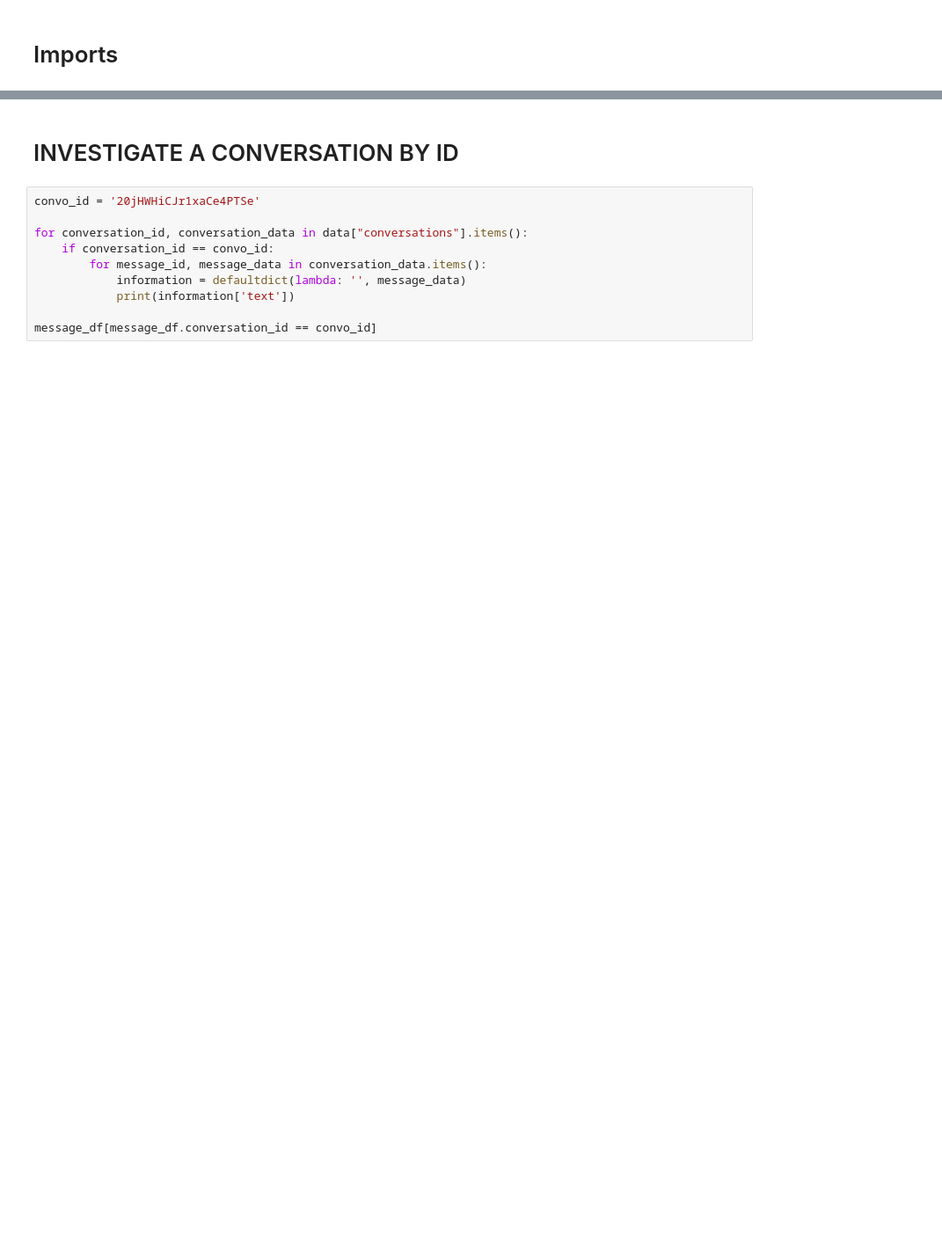
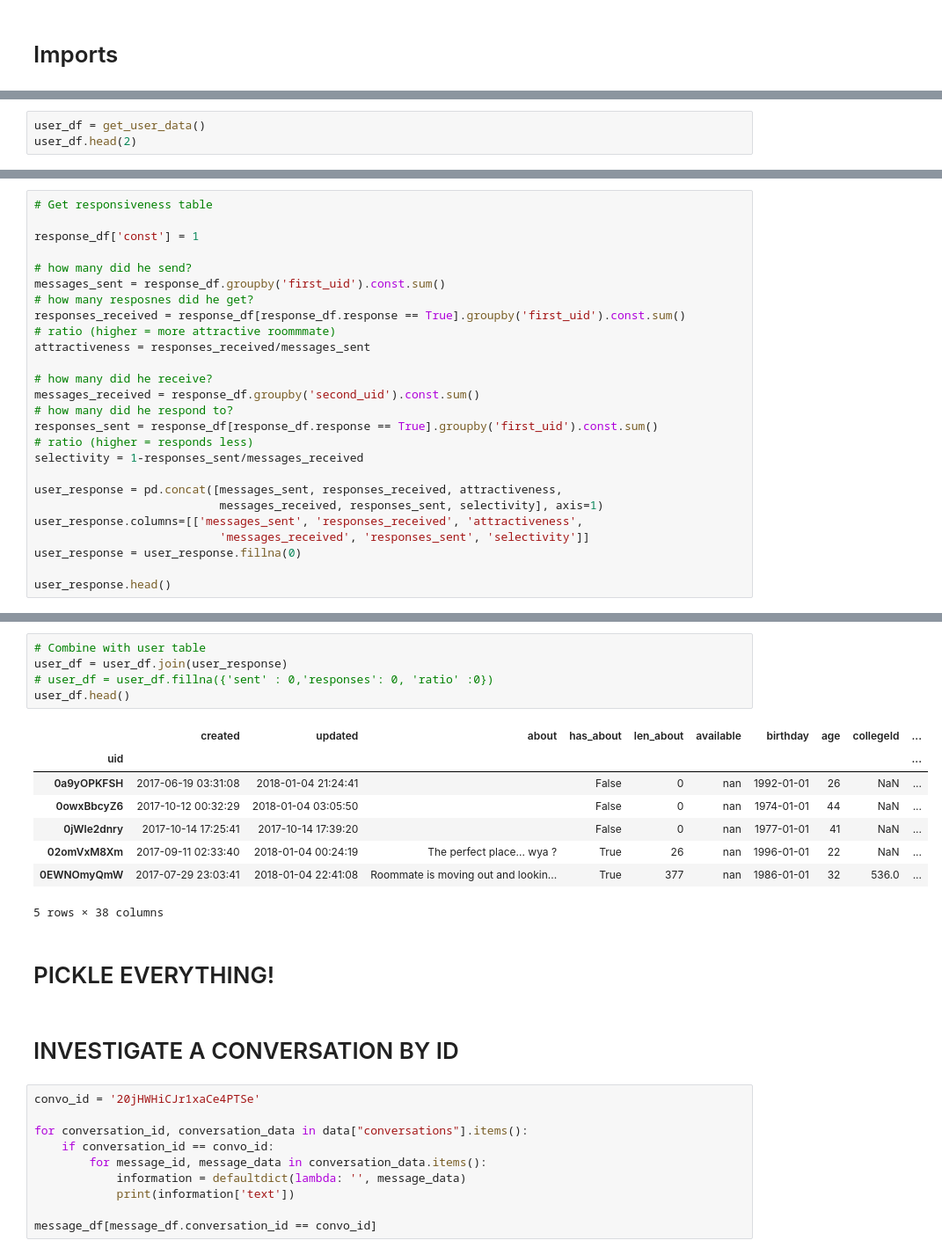
Before and after one commit to rczyrnik/Find-A-Flatmate, a Jupyter notebook: get_dataframes.ipynb, the cells around one changed output, grey strips where cells are left out. Shown: that part at 88% size. Saved outputs shown, nothing was run; the diff lists cells and outputs as text; blank space fills up the shorter version.

```diff
--- a/get_dataframes.ipynb
+++ b/get_dataframes.ipynb
@@ -205,0 +54,3 @@ user_df.to_pickle(path_users)
+# %%
+user_df = get_user_data()
+user_df.head(2)
@@ -205,0 +262,26 @@ user_df.to_pickle(path_users)
+# %%
+# Get responsiveness table
+
+response_df['const'] = 1
+
+# how many did he send?
+messages_sent = response_df.groupby('first_uid').const.sum()
+# how many resposnes did he get?
+responses_received = response_df[response_df.response == True].groupby('first_uid').const.sum()
+# ratio (higher = more attractive roommmate)
+attractiveness = responses_received/messages_sent
+
+# how many did he receive?
+messages_received = response_df.groupby('second_uid').const.sum()
+# how many did he respond to?
+responses_sent = response_df[response_df.response == True].groupby('first_uid').const.sum()
+# ratio (higher = responds less)
+selectivity = 1-responses_sent/messages_received
+
+user_response = pd.concat([messages_sent, responses_received, attractiveness,
+                           messages_received, responses_sent, selectivity], axis=1)
+user_response.columns=[['messages_sent', 'responses_received', 'attractiveness',
+                           'messages_received', 'responses_sent', 'selectivity']]
+user_response = user_response.fillna(0)
+
+user_response.head()
@@ -206,3 +295,19 @@ user_df.to_pickle(path_users)
+# %%
+# Combine with user table
+user_df = user_df.join(user_response)
+# user_df = user_df.fillna({'sent' : 0,'responses': 0, 'ratio' :0})
+user_df.head()
+# %% [output]
+|  | created | updated | about | has_about | len_about | available | birthday | age | collegeId | ... |
+| uid |  |  |  |  |  |  |  |  |  | ... |
+| 0a9yOPKFSH | 2017-06-19 03:31:08 | 2018-01-04 21:24:41 |  | False | 0 | nan | 1992-01-01 | 26 | NaN | ... |
+| 0owxBbcyZ6 | 2017-10-12 00:32:29 | 2018-01-04 03:05:50 |  | False | 0 | nan | 1974-01-01 | 44 | NaN | ... |
+| 0jWle2dnry | 2017-10-14 17:25:41 | 2017-10-14 17:39:20 |  | False | 0 | nan | 1977-01-01 | 41 | NaN | ... |
+| 02omVxM8Xm | 2017-09-11 02:33:40 | 2018-01-04 00:24:19 | The perfect place... wya ? | True | 26 | nan | 1996-01-01 | 22 | NaN | ... |
+| 0EWNOmyQmW | 2017-07-29 23:03:41 | 2018-01-04 22:41:08 | Roommate is moving out and lookin... | True | 377 | nan | 1986-01-01 | 32 | 536.0 | ... |
+5 rows × 38 columns
+# %% [markdown]
+# PICKLE EVERYTHING!
 # %% [markdown]
 # INVESTIGATE A CONVERSATION BY ID
 # %%
```
Also changed, not shown: parts of 42 cells of this notebook, 2 other files.
